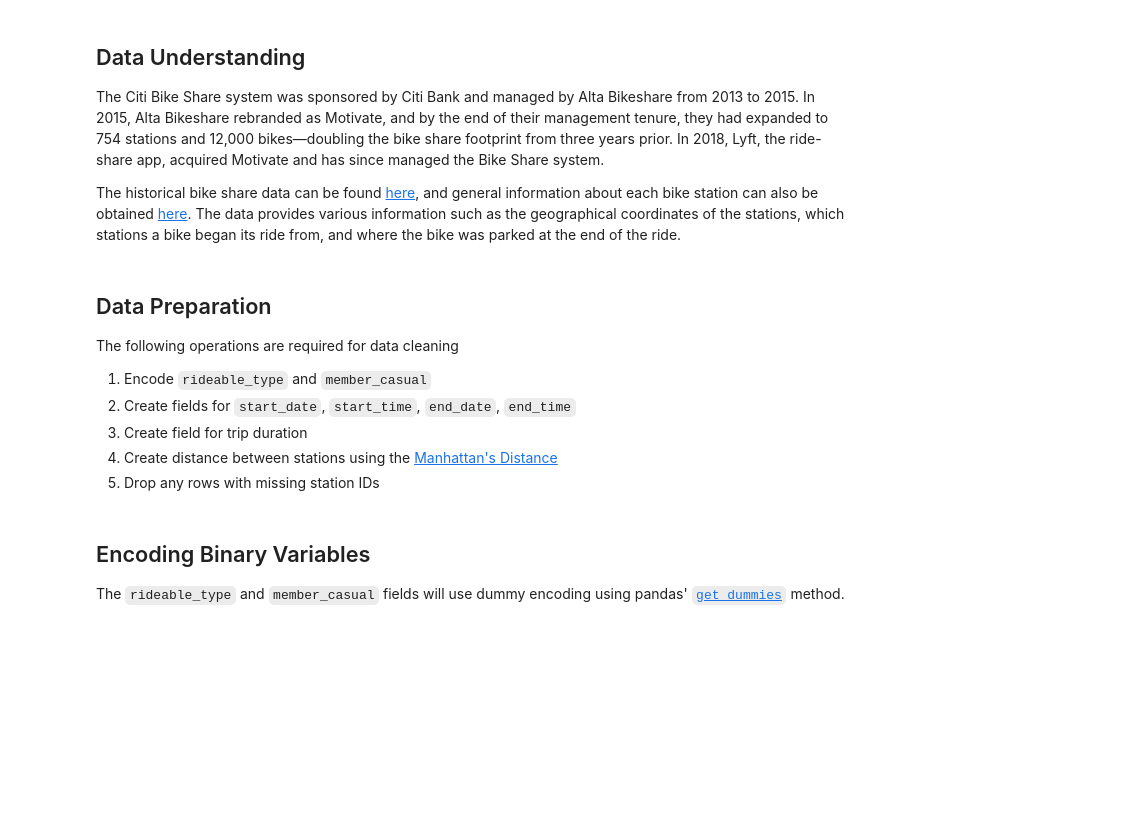
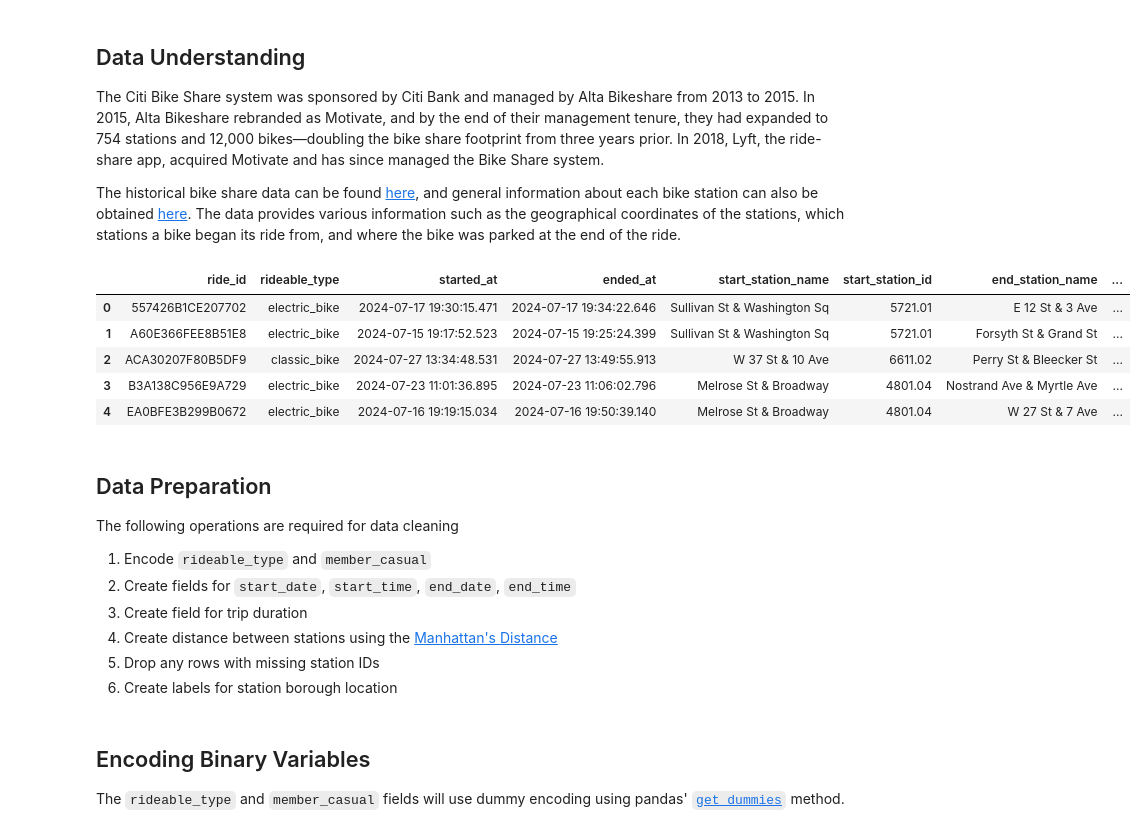
Before and after one commit to Caballesjason/Udacity---Intro-to-Data-Science-Project, a Jupyter notebook: analysis.ipynb, the cells around one changed output. Cells and saved outputs as stored; diff of their text form; code cells hidden in the pictures; blank space fills up the shorter version.

```diff
--- a/analysis.ipynb
+++ b/analysis.ipynb
@@ -49,3 +65,13 @@ station_info_list = station_info_dict.get("data").get("stations")
+# %%
+borough_polygon_dict
+df.head()
+# %% [output]
+|  | ride_id | rideable_type | started_at | ended_at | start_station_name | start_station_id | end_station_name | ... |
+| 0 | 557426B1CE207702 | electric_bike | 2024-07-17 19:30:15.471 | 2024-07-17 19:34:22.646 | Sullivan St & Washington Sq | 5721.01 | E 12 St & 3 Ave | ... |
+| 1 | A60E366FEE8B51E8 | electric_bike | 2024-07-15 19:17:52.523 | 2024-07-15 19:25:24.399 | Sullivan St & Washington Sq | 5721.01 | Forsyth St & Grand St | ... |
+| 2 | ACA30207F80B5DF9 | classic_bike | 2024-07-27 13:34:48.531 | 2024-07-27 13:49:55.913 | W 37 St & 10 Ave | 6611.02 | Perry St & Bleecker St | ... |
+| 3 | B3A138C956E9A729 | electric_bike | 2024-07-23 11:01:36.895 | 2024-07-23 11:06:02.796 | Melrose St & Broadway | 4801.04 | Nostrand Ave & Myrtle Ave | ... |
+| 4 | EA0BFE3B299B0672 | electric_bike | 2024-07-16 19:19:15.034 | 2024-07-16 19:50:39.140 | Melrose St & Broadway | 4801.04 | W 27 St & 7 Ave | ... |
 # %% [markdown]
 ## Data Preparation
 The following operations are required for data cleaning
@@ -55,6 +81,7 @@ The following operations are required for data cleaning
 3. Create field for trip duration
 4. Create distance between stations using the [Manhattan's Distance](https://www.datacamp.com/tutorial/manhattan-distance)
 5. Drop any rows with missing station IDs
+6. Create labels for station borough location
 # %% [markdown]
 ## Encoding Binary Variables
 The `rideable_type` and `member_casual` fields will use dummy encoding using pandas' [`get_dummies`](https://pandas.pydata.org/docs/reference/api/pandas.get_dummies.html) method.
```
Also changed, not shown: parts of 14 cells of this notebook, 5 other files.
